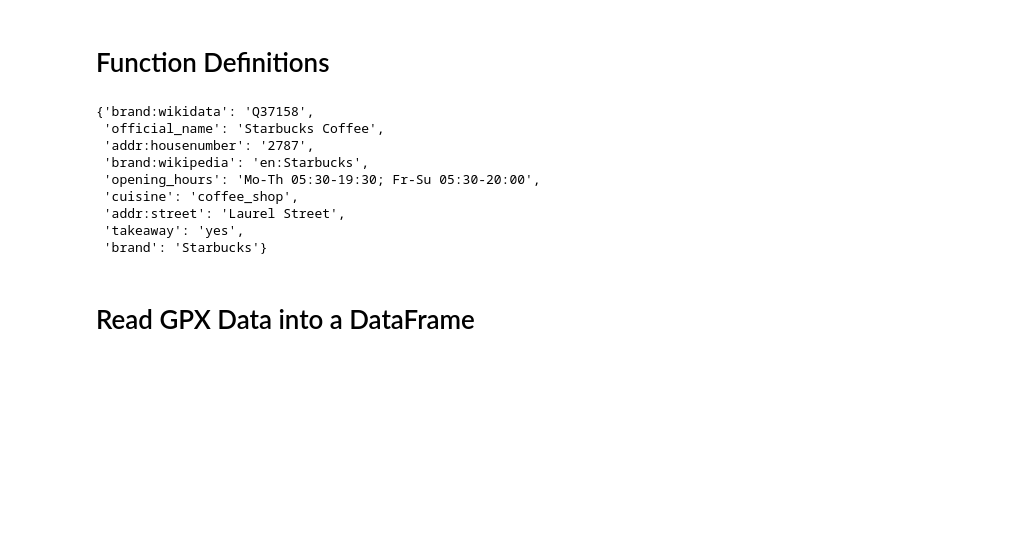
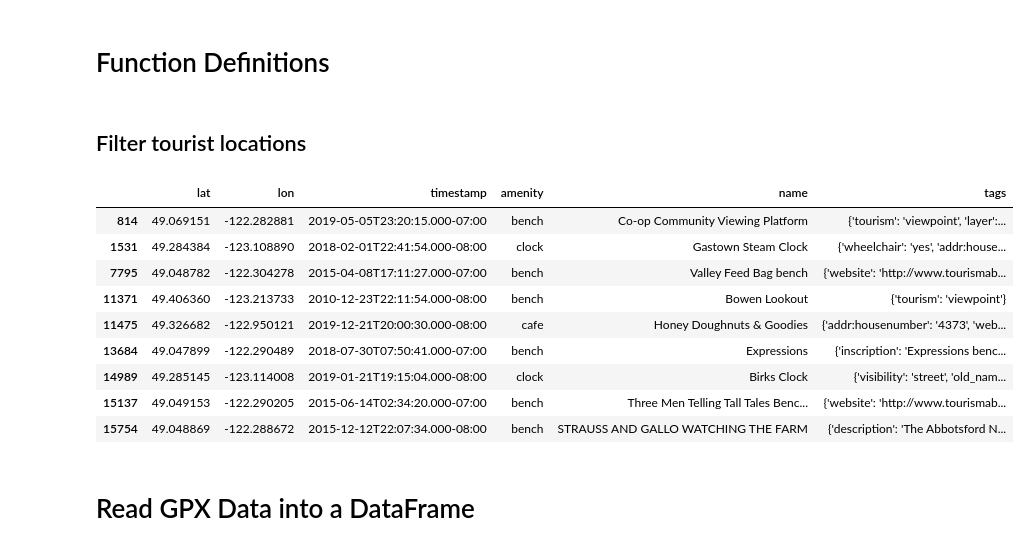
Before and after one commit to truongnguyenlinh/geotagger, a Jupyter notebook: osm/code/osm-analysis.ipynb, the cells around one changed output. Saved outputs shown, nothing was run; the diff lists cells and outputs as text; code cells hidden in the pictures; blank space fills up the shorter version.

Commit message:
filter tourist attractions

```diff
--- a/osm/code/osm-analysis.ipynb
+++ b/osm/code/osm-analysis.ipynb
@@ -54,19 +49,22 @@ amenities_list = set(named_loc_df['amenity'])
 counter_list = Counter(list(named_loc_df['amenity']))
 # %%
 # named_loc_df[named_loc_df['amenity'] == 'restaurant'].tags.map(lambda x: print(x))
-# %%
-# named_loc_df[named_loc_df['tags'] == {}]
-named_loc_df['tags'].values[0]
-# %% [output]
-{'brand:wikidata': 'Q37158',
- 'official_name': 'Starbucks Coffee',
- 'addr:housenumber': '2787',
- 'brand:wikipedia': 'en:Starbucks',
- 'opening_hours': 'Mo-Th 05:30-19:30; Fr-Su 05:30-20:00',
- 'cuisine': 'coffee_shop',
- 'addr:street': 'Laurel Street',
- 'takeaway': 'yes',
- 'brand': 'Starbucks'}
+# %% [markdown]
+## Filter tourist locations
+# %%
+tourism_df = named_loc_df[named_loc_df['tags'].map(lambda x: True if 'tourism' in x and 'information' not in x.values() else False)]
+tourism_df
+# %% [output]
+|  | lat | lon | timestamp | amenity | name | tags |
+| 814 | 49.069151 | -122.282881 | 2019-05-05T23:20:15.000-07:00 | bench | Co-op Community Viewing Platform | {'tourism': 'viewpoint', 'layer':... |
+| 1531 | 49.284384 | -123.108890 | 2018-02-01T22:41:54.000-08:00 | clock | Gastown Steam Clock | {'wheelchair': 'yes', 'addr:house... |
+| 7795 | 49.048782 | -122.304278 | 2015-04-08T17:11:27.000-07:00 | bench | Valley Feed Bag bench | {'website': 'http://www.tourismab... |
+| 11371 | 49.406360 | -123.213733 | 2010-12-23T22:11:54.000-08:00 | bench | Bowen Lookout | {'tourism': 'viewpoint'} |
+| 11475 | 49.326682 | -122.950121 | 2019-12-21T20:00:30.000-08:00 | cafe | Honey Doughnuts & Goodies | {'addr:housenumber': '4373', 'web... |
+| 13684 | 49.047899 | -122.290489 | 2018-07-30T07:50:41.000-07:00 | bench | Expressions | {'inscription': 'Expressions benc... |
+| 14989 | 49.285145 | -123.114008 | 2019-01-21T19:15:04.000-08:00 | clock | Birks Clock | {'visibility': 'street', 'old_nam... |
+| 15137 | 49.049153 | -122.290205 | 2015-06-14T02:34:20.000-07:00 | bench | Three Men Telling Tall Tales Benc... | {'website': 'http://www.tourismab... |
+| 15754 | 49.048869 | -122.288672 | 2015-12-12T22:07:34.000-08:00 | bench | STRAUSS AND GALLO WATCHING THE FARM | {'description': 'The Abbotsford N... |
 # %% [markdown]
 # Read GPX Data into a DataFrame
 # %%
```
Also changed, not shown: parts of 11 cells of this notebook.
